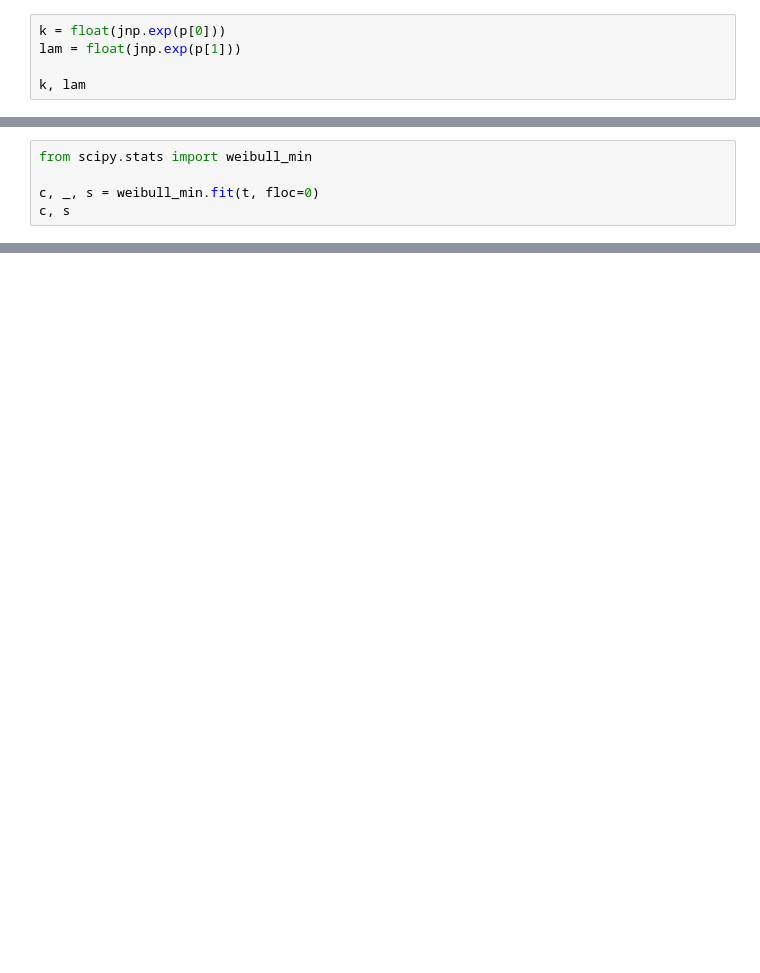
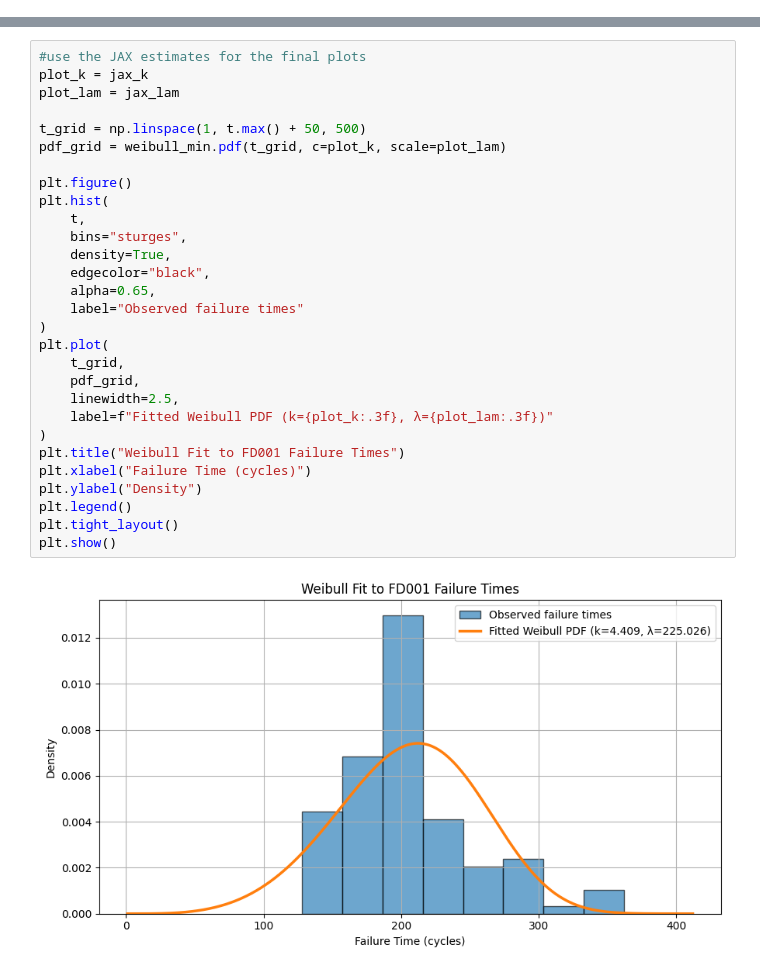
Before and after one commit to EnderEysah777/COMP6940-Assignment-2, a Jupyter notebook: part1_gpu_weibull/01_gpu_weibull.ipynb, the cells around one changed output, grey strips where cells are left out. Cells and saved outputs as stored; diff of their text form; blank space fills up the shorter version.

```diff
--- a/part1_gpu_weibull/01_gpu_weibull.ipynb
+++ b/part1_gpu_weibull/01_gpu_weibull.ipynb
@@ -132,5 +0,0 @@ for i in tqdm.tqdm(range(5000)):
-# %%
-k = float(jnp.exp(p[0]))
-lam = float(jnp.exp(p[1]))
-
-k, lam
@@ -139,5 +0,0 @@ k, lam
-# %%
-from scipy.stats import weibull_min
-
-c, _, s = weibull_min.fit(t, floc=0)
-c, s
@@ -188,0 +389,31 @@ t90, t50
+# %%
+#use the JAX estimates for the final plots
+plot_k = jax_k
+plot_lam = jax_lam
+
+t_grid = np.linspace(1, t.max() + 50, 500)
+pdf_grid = weibull_min.pdf(t_grid, c=plot_k, scale=plot_lam)
+
+plt.figure()
+plt.hist(
+    t,
+    bins="sturges",
+    density=True,
+    edgecolor="black",
+    alpha=0.65,
+    label="Observed failure times"
+)
+plt.plot(
+    t_grid,
+    pdf_grid,
+    linewidth=2.5,
+    label=f"Fitted Weibull PDF (k={plot_k:.3f}, λ={plot_lam:.3f})"
+)
+plt.title("Weibull Fit to FD001 Failure Times")
+plt.xlabel("Failure Time (cycles)")
+plt.ylabel("Density")
+plt.legend()
+plt.tight_layout()
+plt.show()
+# %% [output]
+[figure, added]
```
Also changed, not shown: parts of 35 cells of this notebook, 2 other files.
